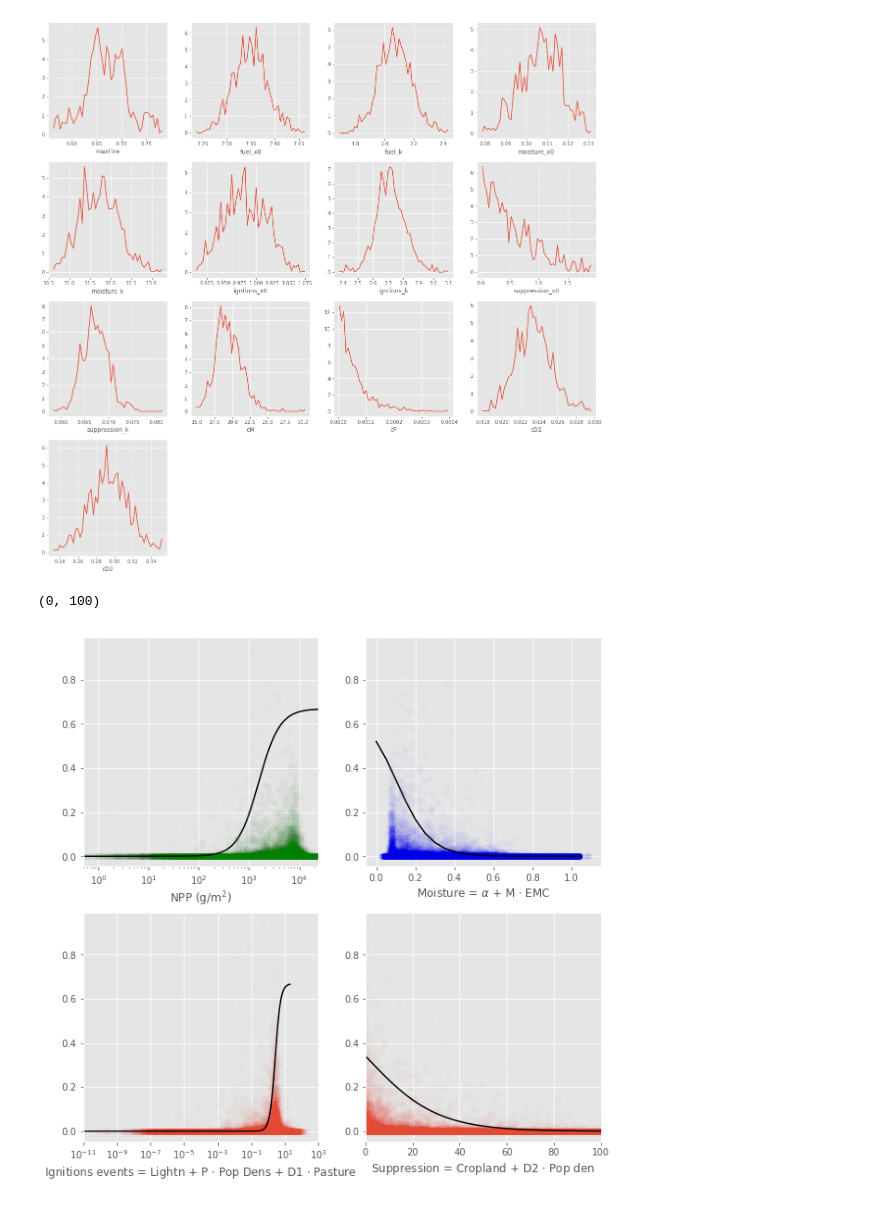
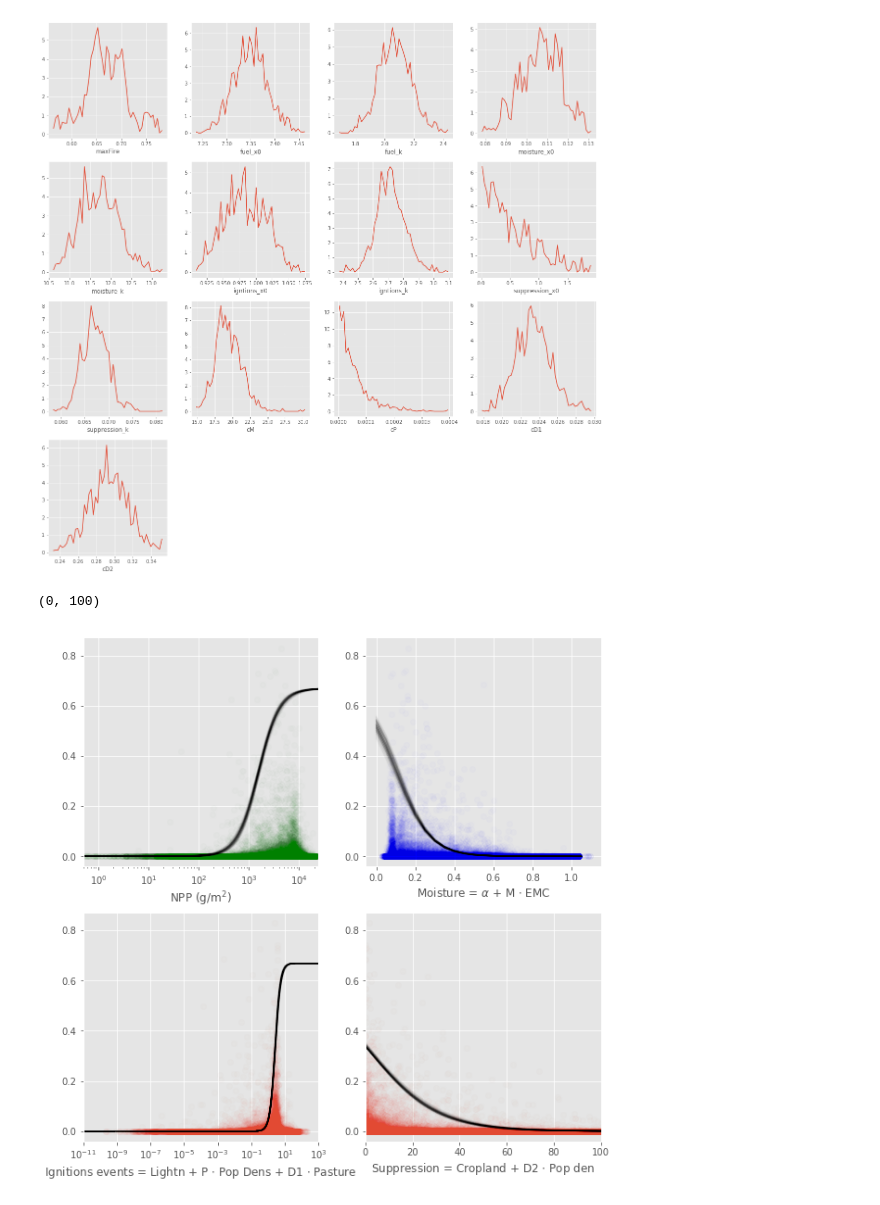
Before and after one commit to rhyswhitley/fire_limitation, a Jupyter notebook: notebooks/bayesian_inference.ipynb, the cells around one changed output. Cells and saved outputs as stored; diff of their text form; code cells hidden in the pictures.

Commit message:
plotting impact of paramter uncetainty on limitation curves and plotting scatter of obsvered to modelled

```diff
--- a/notebooks/bayesian_inference.ipynb
+++ b/notebooks/bayesian_inference.ipynb
@@ -386,42 +411,24 @@ for i in variables2Plot:
 # %%
-from pdb import set_trace as browser
 plt.figure(figsize=(10, 10))
-
-def pltVsFire(x, xlab, pnt = 'o', *args, **kw):
-    plt.plot(x, fd.fire, pnt, alpha = 0.01, *args, **kw)
-    plt.xlabel(xlab)
-
-def np_sigmoid(x, k, x0):
-    """
-    Sigmoid function to describe limitation using tensor
-    """
-    return 1.0/(1.0 + np.exp(-k*(x - x0)))
-
-def meanParam(x, x0, k, kmult = 1.0):
-    x0 = np.mean(vals[x0])
-    k  = np.mean(vals[k]) * kmult
-    np_sigmoid(x, k, x0)
-
-    y = np.mean(vals['maxFire']) * np_sigmoid(x, k, x0)
-    return y
-
 
 ####################
 ## Fuel           ##
 ####################
 plt.subplot(2, 2, 1)
 ## scatter plot
+f_fuel = fd["NPP"].values
 pltVsFire(fd["NPP"].values, "NPP (g/m$^2$)", 'go')
 
 ## Line of best fit
 Fuel = np.arange(-6, fd.fuel.max(), 0.01)
 l_fuel = meanParam(Fuel, 'fuel_x0', 'fuel_k')
+r_fuel = randomParam(Fuel, 'fuel_x0', 'fuel_k')
 NPP = np.exp(Fuel)
-plt.plot(NPP, l_fuel, 'k')
+for r in r_fuel: plt.plot(NPP, r, 'k', alpha=.01)
+#plt.plot(NPP, l_fuel, 'k')
 
 plt.xscale('log')
 plt.xlim([0.5, fd.NPP.max()])
-
 
 ####################
 ## Moisture       ##
@@ -435,7 +442,10 @@ pltVsFire(f_moisture , "Moisture = $\\alpha$ + M $\cdot$ EMC",'bo')
 ## Line of best fit
 mst = np.arange(0.0, f_moisture.max(), 0.05)
 l_moisture = meanParam(mst, 'moisture_x0', 'moisture_k', -1.0)
-plt.plot(mst, l_moisture, 'k')
+r_moisture = randomParam(mst, 'moisture_x0', 'moisture_k', -1.0)
+#plt.plot(mst, l_moisture, 'k')
+
+for r in r_moisture: plt.plot(mst, r, 'k', alpha=.01)
 
 
 ####################
@@ -453,35 +463,38 @@ f_ignite = ignition(fd["lightning_ignitions"].values, \
 
 pltVsFire(np.exp(f_ignite), "Ignitions events = Lightn + P $\cdot$ Pop Dens + D1 $\cdot$ Pasture")
 
 ## Line of best fit
 Ignite = np.arange(-30, 10*np.log(f_ignite.max()), 0.01)
-l_Ignite = meanParam(Ignite, 'igntions_x0', 'igntions_k')
+#l_Ignite = meanParam(Ignite, 'igntions_x0', 'igntions_k')
+r_Ignite = randomParam(Ignite, 'igntions_x0', 'igntions_k')
 
 Ignite = np.exp(Ignite)
-#l_Ignite = np.exp(Ignite)
-plt.plot(Ignite, l_Ignite, 'k')
+for r in r_Ignite: plt.plot(Ignite, r, 'k', alpha=.01)
+#plt.plot(Ignite, l_Ignite, 'k')
 plt.xscale('log')
 plt.xlim(10**(-11), 10**3)
 
 ####################
 ## Suppression    ##
 ####################
 plt.subplot(2, 2, 4)
 #scatter plot
 cD2 = np.mean(vals['cD2'])
 f_suppression = supression(fd["cropland"].values, \
                            fd["population_density"].values, \
                            cD2)
 
 pltVsFire(f_suppression, "Suppression = Cropland + D2 $\cdot$ Pop den")
 
 # Line of best fit
 Suppress = np.arange(0, 100, 0.01)
 l_suppression = meanParam(Suppress, 'suppression_x0', 'suppression_k', -1.0)
+r_suppression = randomParam(Suppress, 'suppression_x0', 'suppression_k', -1.0)
 
-plt.plot(Suppress, l_suppression, 'k')
+#plt.plot(Suppress, l_suppression, 'k')
+for r in r_suppression: plt.plot(Suppress, r, 'k', alpha=.01)
 #plt.xscale('log')
 plt.xlim(0, 100)
 # %% [output]
 (0, 100)
-[figure, old version]
+[figure, new version]
```
Also changed, not shown: parts of 2 cells of this notebook.
